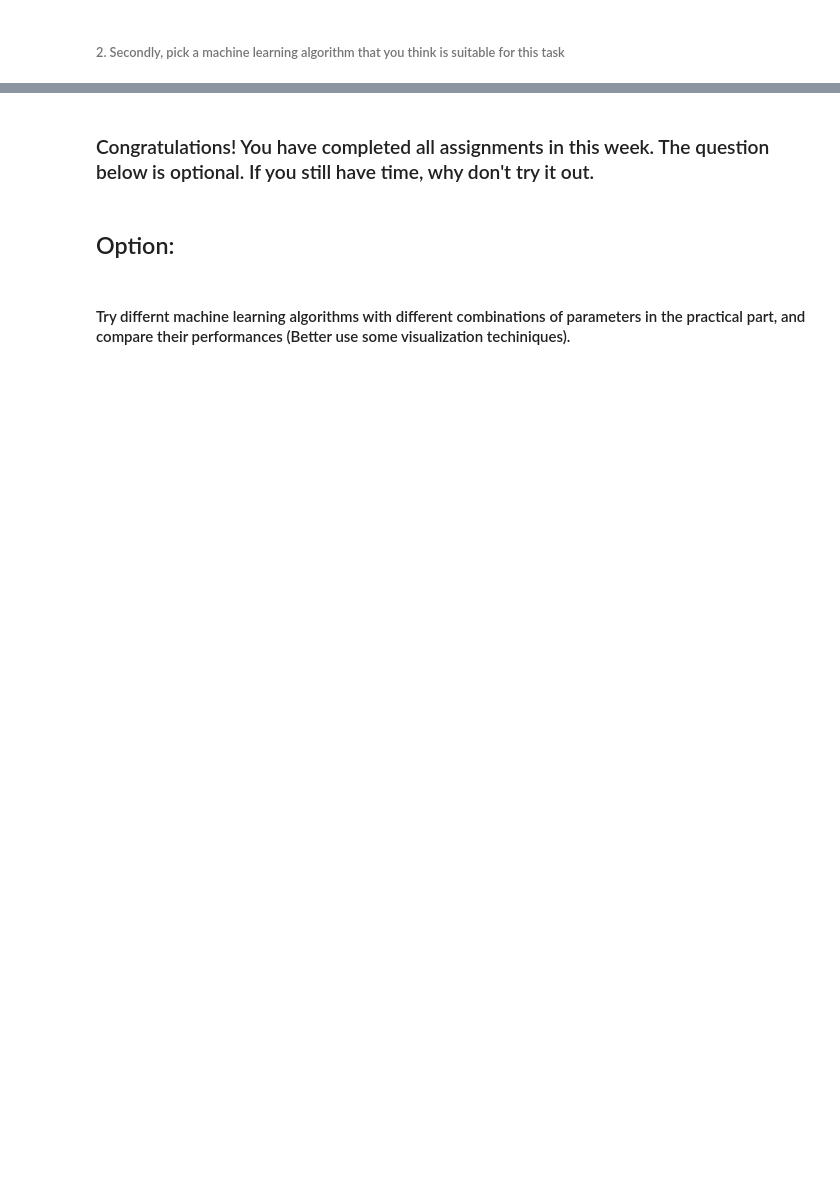
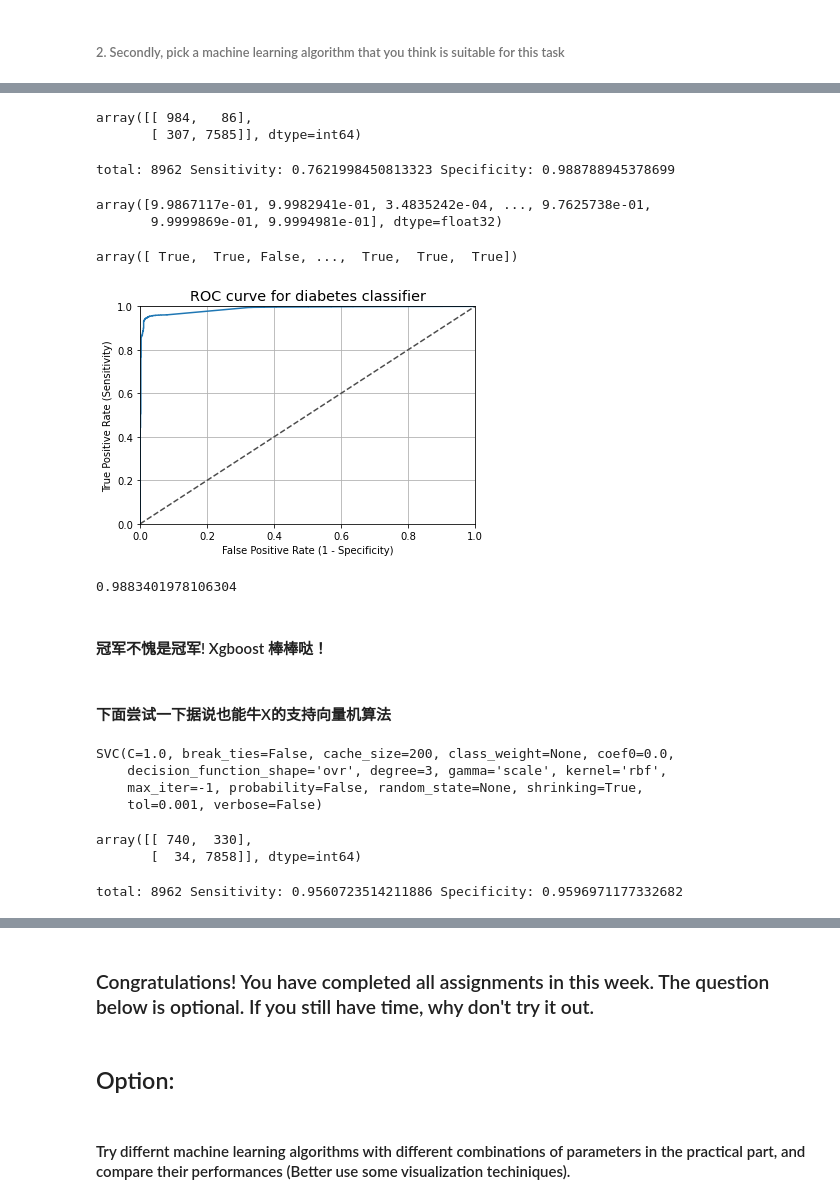
Before and after one commit to fuliufuliu/KKB_NLP_Study, a Jupyter notebook: Lesson10/Assignment_10.ipynb, the cells around one changed output, grey strips where cells are left out. Cells and saved outputs as stored; diff of their text form; code cells hidden in the pictures; blank space fills up the shorter version.

```diff
--- a/Lesson10/Assignment_10.ipynb
+++ b/Lesson10/Assignment_10.ipynb
@@ -155,0 +236,3 @@ Y_pred_quant
+# %%
+xgboost = XGBClassifier()
+xgboost.fit(X_train, Y_train)
@@ -155,0 +256,23 @@ Y_pred_quant
+# %%
+confusion_matrix
+# %% [output]
+array([[ 984,   86],
+       [ 307, 7585]], dtype=int64)
+# %%
+# ROC
+total = sum(sum(confusion_matrix))
+sensitivity = confusion_matrix[0, 0] / (confusion_matrix[0, 0] + confusion_matrix[1, 0])
+specificity = confusion_matrix[1, 1] / (confusion_matrix[1, 1] + confusion_matrix[0, 1])
+print("total:", total, "Sensitivity:", sensitivity, "Specificity:", specificity)
+# %% [output]
+total: 8962 Sensitivity: 0.7621998450813323 Specificity: 0.988788945378699
+# %%
+Y_pred_quant = xgboost.predict_proba(X_test)[:, 1]
+Y_pred_quant
+# %% [output]
+array([9.9867117e-01, 9.9982941e-01, 3.4835242e-04, ..., 9.7625738e-01,
+       9.9999869e-01, 9.9994981e-01], dtype=float32)
+# %%
+Y_predict
+# %% [output]
+array([ True,  True, False, ...,  True,  True,  True])
@@ -155,0 +281,22 @@ Y_pred_quant
+# %%
+fpr, tpr, thresholds = roc_curve(Y_test, Y_pred_quant)
+fig, ax = plt.subplots()
+ax.plot(fpr, tpr)
+ax.plot([0, 1], [0, 1], transform=ax.transAxes, ls="--", c=".3")
+plt.xlim([0.0, 1.0])
+plt.ylim([0.0, 1.0])
+plt.rcParams['font.size'] = 12
+plt.title('ROC curve for diabetes classifier')
+plt.xlabel('False Positive Rate (1 - Specificity)')
+plt.ylabel('True Positive Rate (Sensitivity)')
+plt.grid(True)
+# %% [output]
+[figure, added]
+# %%
+auc(fpr, tpr)
+# %% [output]
+0.9883401978106304
+# %% [markdown]
+#### 冠军不愧是冠军! Xgboost 棒棒哒！
+# %% [markdown]
+#### 下面尝试一下据说也能牛X的支持向量机算法
@@ -155,0 +305,8 @@ Y_pred_quant
+# %%
+svm = SVC()
+svm.fit(X_train, Y_train)
+# %% [output]
+SVC(C=1.0, break_ties=False, cache_size=200, class_weight=None, coef0=0.0,
+    decision_function_shape='ovr', degree=3, gamma='scale', kernel='rbf',
+    max_iter=-1, probability=False, random_state=None, shrinking=True,
+    tol=0.001, verbose=False)
@@ -155,0 +320,13 @@ Y_pred_quant
+# %%
+confusion_matrix
+# %% [output]
+array([[ 740,  330],
+       [  34, 7858]], dtype=int64)
+# %%
+# ROC
+total = sum(sum(confusion_matrix))
+sensitivity = confusion_matrix[0, 0] / (confusion_matrix[0, 0] + confusion_matrix[1, 0])
+specificity = confusion_matrix[1, 1] / (confusion_matrix[1, 1] + confusion_matrix[0, 1])
+print("total:", total, "Sensitivity:", sensitivity, "Specificity:", specificity)
+# %% [output]
+total: 8962 Sensitivity: 0.9560723514211886 Specificity: 0.9596971177332682
```
Also changed, not shown: parts of 37 cells of this notebook.
